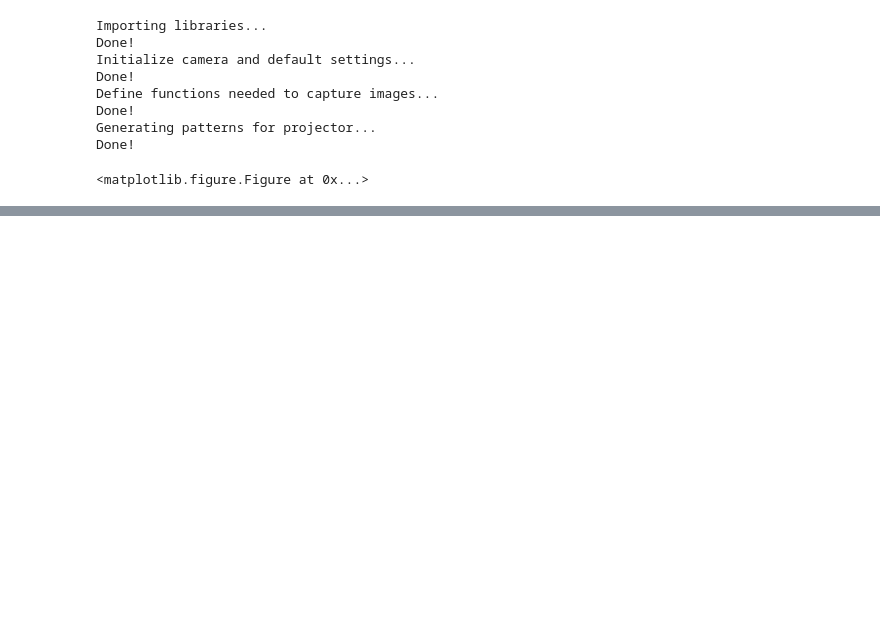
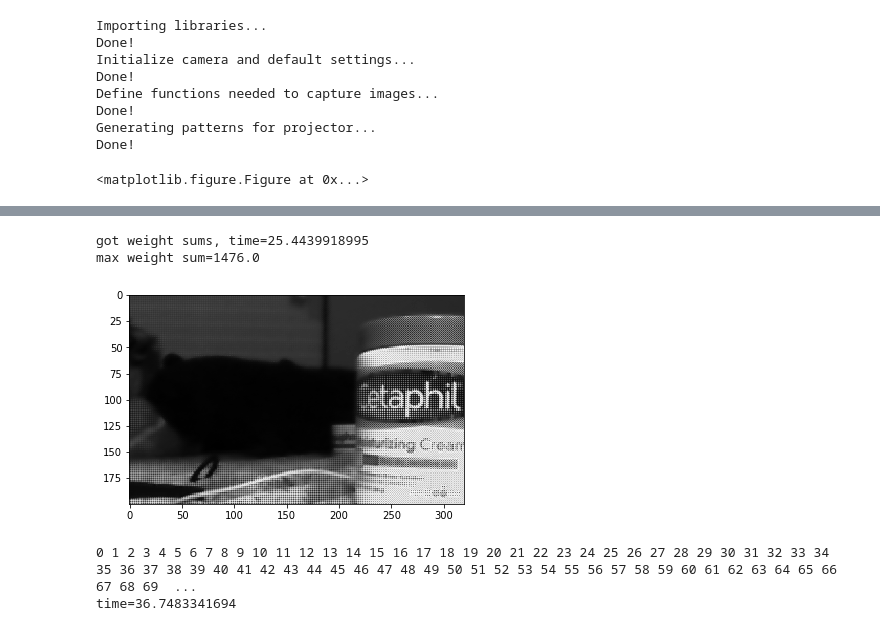
Before and after one commit to lzmunch/beaglebone-imaging, a Jupyter notebook: notebook/part5_3_hdr.ipynb, the cells around one changed output, grey strips where cells are left out. Saved outputs shown, nothing was run; the diff lists cells and outputs as text; code cells hidden in the pictures; blank space fills up the shorter version.

```diff
--- a/notebook/part5_3_hdr.ipynb
+++ b/notebook/part5_3_hdr.ipynb
@@ -338,0 +237,39 @@ exposure_times
+# %%
+# Precompute some stuff (mainly weight sums for each pixel)
+height = len(images[0])
+width = len(images[0][0])
+w = make_w(0, 255)
+
+start = time.time()
+wsums = get_weight_sums(images, w)
+end = time.time()
+print("got weight sums, time="+str(end-start))
+print("max weight sum=" + str(numpy.amax(wsums)))
+# %% [output]
+got weight sums, time=25.4439918995
+max weight sum=1476.0
+# %%
+# Visualize weight sums
+plt.imshow(wsums); plt.show();
+# %% [output]
+[figure, added]
+# %%
+# Construct HDR img
+
+def process(r,c):
+#     return get_radiance_ln(images, exposure_times, w, wsums, r, c)
+    return get_radiance(images, exposure_times, w, wsums, r, c)
+
+def processRow(r):
+    print(r),
+    return [process(r,c) for c in range(width)]
+
+print("start constructing hdr image")
+start = time.time();
+new_image = [processRow(r) for r in range(height)]
+end = time.time()
+print("")
+print("time=" + str(end - start))
+# %% [output]
+0 1 2 3 4 5 6 7 8 9 10 11 12 13 14 15 16 17 18 19 20 21 22 23 24 25 26 27 28 29 30 31 32 33 34 35 36 37 38 39 40 41 42 43 44 45 46 47 48 49 50 51 52 53 54 55 56 57 58 59 60 61 62 63 64 65 66 67 68 69  ...
+time=36.7483341694
```
Also changed, not shown: parts of 24 cells of this notebook.
